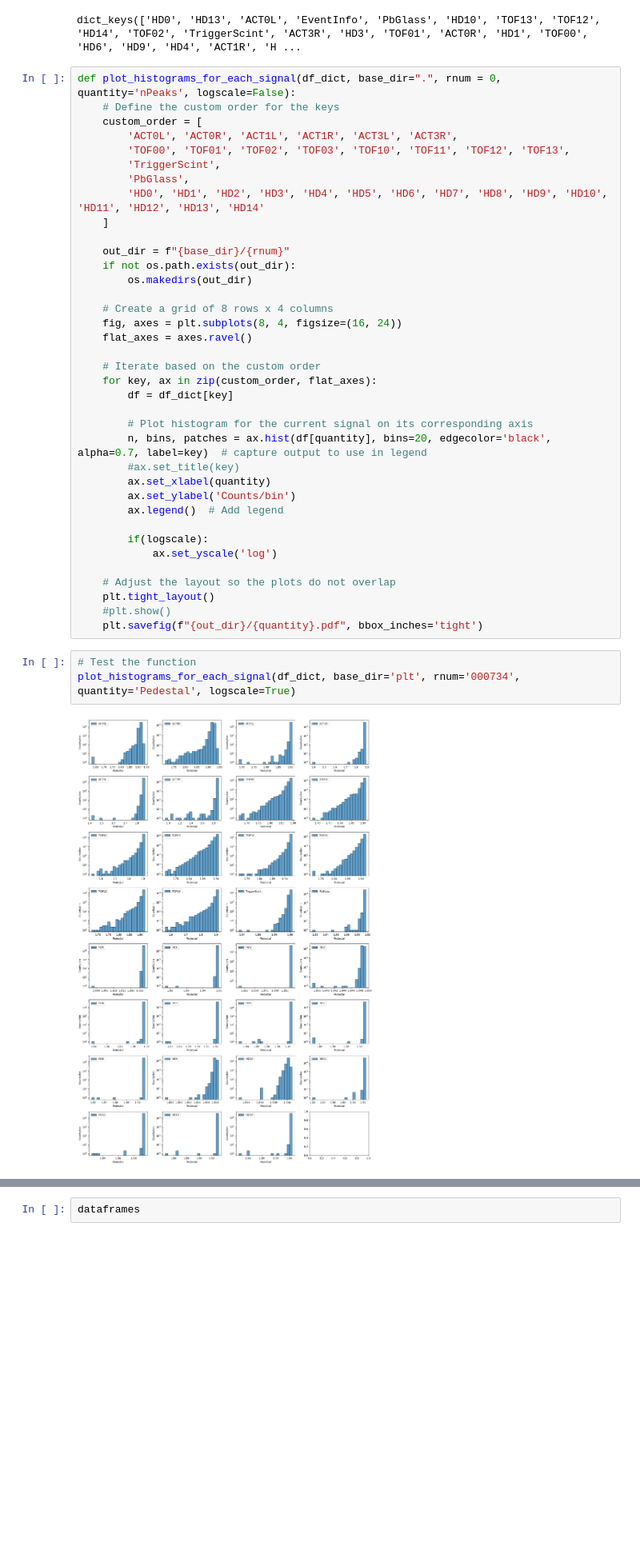
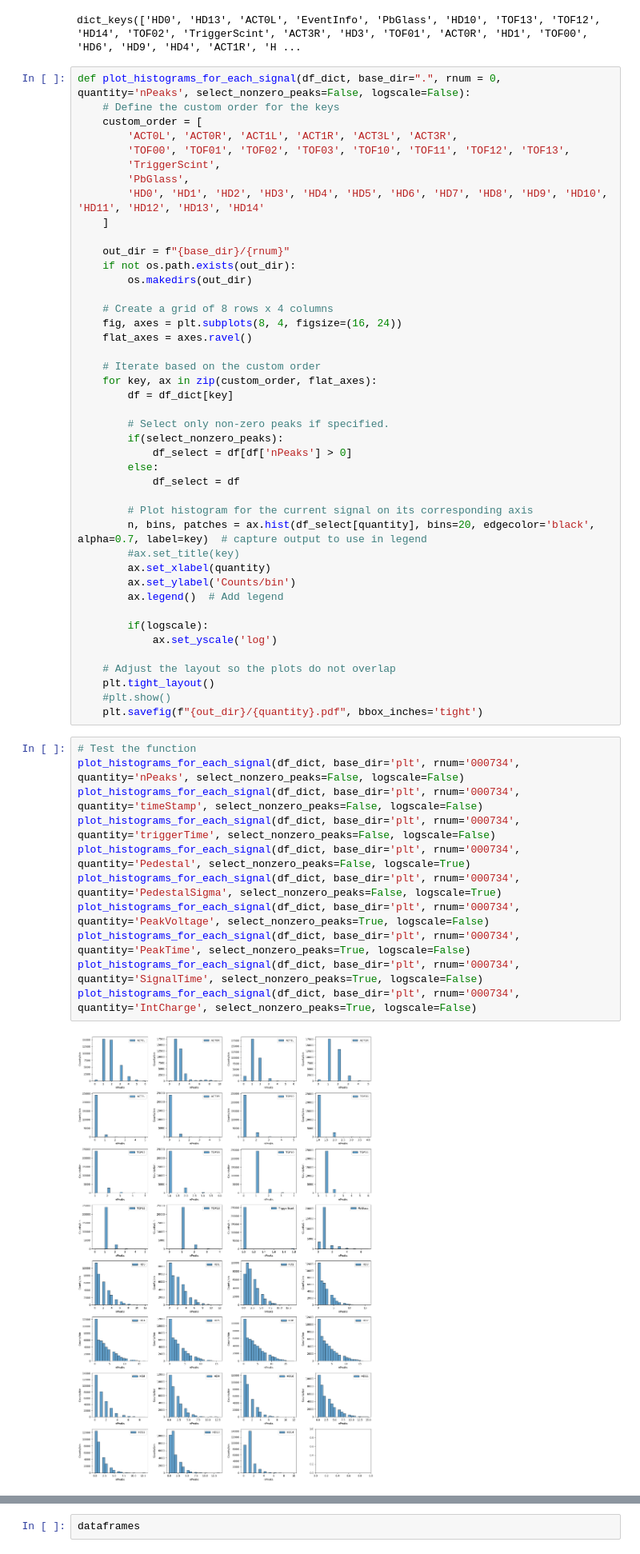
Before and after one commit to jerenner/T9BeamTestAna, a Jupyter notebook: python/new_analysis/hodoscope/hodoscope_analysis.ipynb, the cells around one changed output, grey strips where cells are left out. Shown at 80% size. Saved outputs shown, nothing was run; the diff lists cells and outputs as text; blank space fills up the shorter version.

Commit message:
Histograms for the various channels

```diff
--- a/python/new_analysis/hodoscope/hodoscope_analysis.ipynb
+++ b/python/new_analysis/hodoscope/hodoscope_analysis.ipynb
@@ -181,7 +181,7 @@ df_dict.keys()
 # %% [output]
 dict_keys(['HD0', 'HD13', 'ACT0L', 'EventInfo', 'PbGlass', 'HD10', 'TOF13', 'TOF12', 'HD14', 'TOF02', 'TriggerScint', 'ACT3R', 'HD3', 'TOF01', 'ACT0R', 'HD1', 'TOF00', 'HD6', 'HD9', 'HD4', 'ACT1R', 'H ...
 # %%
-def plot_histograms_for_each_signal(df_dict, base_dir=".", rnum = 0, quantity='nPeaks', logscale=False):
+def plot_histograms_for_each_signal(df_dict, base_dir=".", rnum = 0, quantity='nPeaks', select_nonzero_peaks=False, logscale=False):
     # Define the custom order for the keys
     custom_order = [
         'ACT0L', 'ACT0R', 'ACT1L', 'ACT1R', 'ACT3L', 'ACT3R',
@@ -203,8 +203,14 @@ def plot_histograms_for_each_signal(df_dict, base_dir=".", rnum = 0, quantity='n
     for key, ax in zip(custom_order, flat_axes):
         df = df_dict[key]
 
+        # Select only non-zero peaks if specified.
+        if(select_nonzero_peaks):
+            df_select = df[df['nPeaks'] > 0]
+        else:
+            df_select = df
+
         # Plot histogram for the current signal on its corresponding axis
-        n, bins, patches = ax.hist(df[quantity], bins=20, edgecolor='black', alpha=0.7, label=key)  # capture output to use in legend
+        n, bins, patches = ax.hist(df_select[quantity], bins=20, edgecolor='black', alpha=0.7, label=key)  # capture output to use in legend
         #ax.set_title(key)
         ax.set_xlabel(quantity)
         ax.set_ylabel('Counts/bin')
@@ -219,6 +225,14 @@ def plot_histograms_for_each_signal(df_dict, base_dir=".", rnum = 0, quantity='n
     plt.savefig(f"{out_dir}/{quantity}.pdf", bbox_inches='tight')
 # %%
 # Test the function
-plot_histograms_for_each_signal(df_dict, base_dir='plt', rnum='000734', quantity='Pedestal', logscale=True)
+plot_histograms_for_each_signal(df_dict, base_dir='plt', rnum='000734', quantity='nPeaks', select_nonzero_peaks=False, logscale=False)
+plot_histograms_for_each_signal(df_dict, base_dir='plt', rnum='000734', quantity='timeStamp', select_nonzero_peaks=False, logscale=False)
+plot_histograms_for_each_signal(df_dict, base_dir='plt', rnum='000734', quantity='triggerTime', select_nonzero_peaks=False, logscale=False)
+plot_histograms_for_each_signal(df_dict, base_dir='plt', rnum='000734', quantity='Pedestal', select_nonzero_peaks=False, logscale=True)
+plot_histograms_for_each_signal(df_dict, base_dir='plt', rnum='000734', quantity='PedestalSigma', select_nonzero_peaks=False, logscale=True)
+plot_histograms_for_each_signal(df_dict, base_dir='plt', rnum='000734', quantity='PeakVoltage', select_nonzero_peaks=True, logscale=False)
+plot_histograms_for_each_signal(df_dict, base_dir='plt', rnum='000734', quantity='PeakTime', select_nonzero_peaks=True, logscale=False)
+plot_histograms_for_each_signal(df_dict, base_dir='plt', rnum='000734', quantity='SignalTime', select_nonzero_peaks=True, logscale=False)
+plot_histograms_for_each_signal(df_dict, base_dir='plt', rnum='000734', quantity='IntCharge', select_nonzero_peaks=True, logscale=False)
 # %% [output]
-[figure, old version]
+[figure, new version]
```
Also changed, not shown: parts of 1 cell of this notebook.
